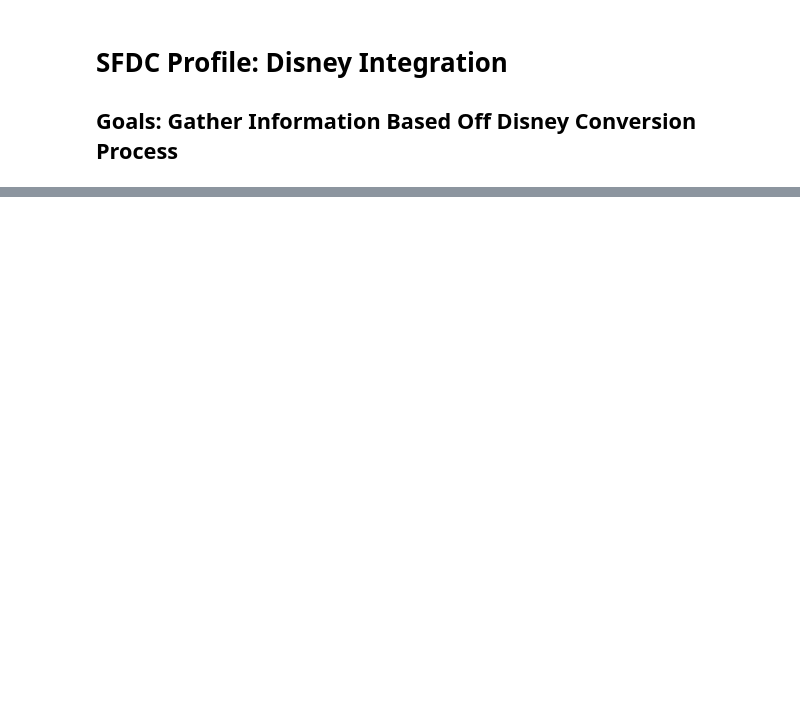
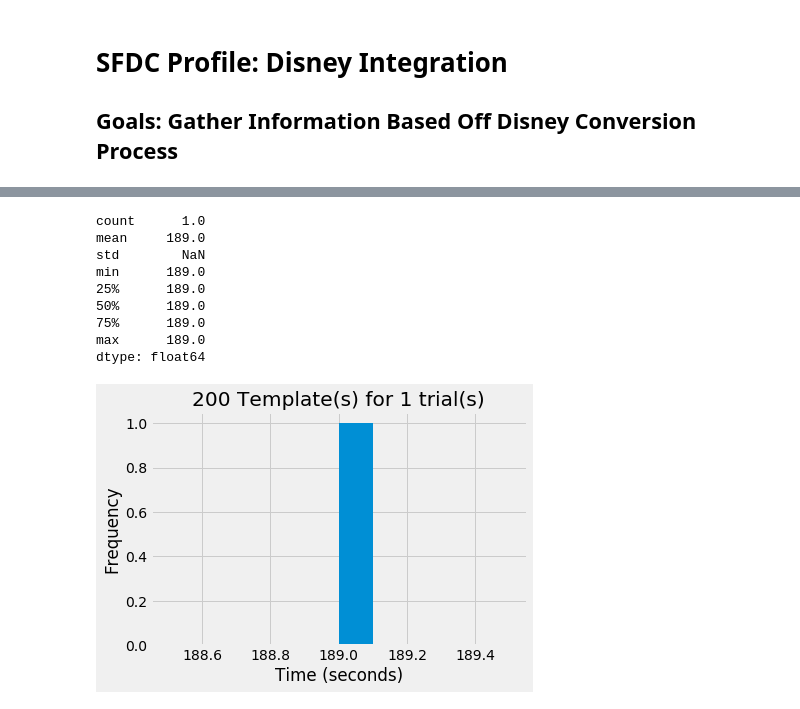
Before and after one commit to btdiaz34/sfdc_profile, a Jupyter notebook: disney_conversion/convert.ipynb, the cells around one changed output, grey strips where cells are left out. Cells and saved outputs as stored; diff of their text form; code cells hidden in the pictures; blank space fills up the shorter version.

```diff
--- a/disney_conversion/convert.ipynb
+++ b/disney_conversion/convert.ipynb
@@ -343,0 +416,14 @@ SalesforceMalformedRequest: Malformed request https://java-connect-4170.cs94.my.
+# %%
+simulator_200_for_1 = Simulator(num_templates=200,num_trials=1,async_apex= async_apex)
+simulator_200_for_1.simulate()
+# %% [output]
+count      1.0
+mean     189.0
+std        NaN
+min      189.0
+25%      189.0
+50%      189.0
+75%      189.0
+max      189.0
+dtype: float64
+[figure, added]
```
Also changed, not shown: parts of 15 cells of this notebook, 1 other file.
